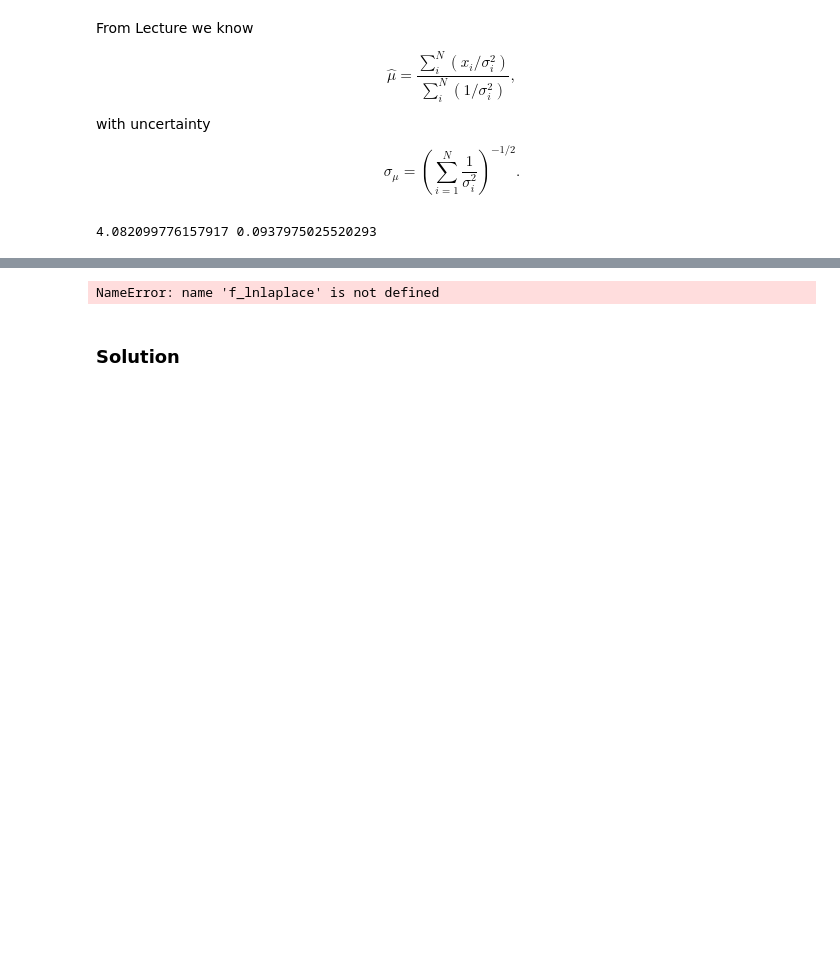
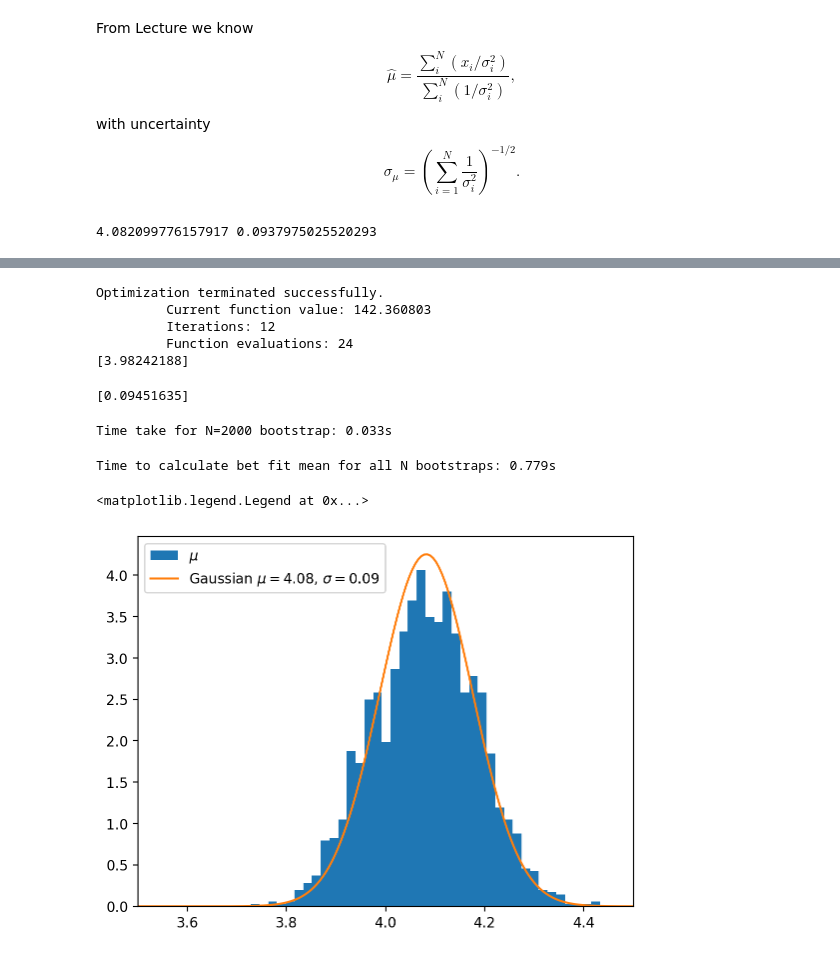
Before and after one commit to VanderbiltAstronomy/astr_8070_s25, a Jupyter notebook: coursework/student_folders/m_rizzosmith/homework/vu_astr8070_s25_hw3_mikerizzosmith.ipynb, the cells around one changed output, grey strips where cells are left out. Cells and saved outputs as stored; diff of their text form; code cells hidden in the pictures; blank space fills up the shorter version.

```diff
--- a/coursework/student_folders/m_rizzosmith/homework/vu_astr8070_s25_hw3_mikerizzosmith.ipynb
+++ b/coursework/student_folders/m_rizzosmith/homework/vu_astr8070_s25_hw3_mikerizzosmith.ipynb
@@ -138,8 +66,77 @@ Successfully installed numdifftools-0.9.41
+# %%
+def lnL(vals, uncert, mu):
+    lnL = np.sum(-1/2 * np.log(2*np.pi*uncert**2)) - np.sum((vals - mu)**2/(2*uncert**2))
+    return -1*lnL
+
+# lambda function for huber loss
+f_fit = lambda beta: lnL(vals, uncert, beta[0])
+
+#------------------------------------------------------------
+# compute the maximum likelihood using the huber loss
+beta0 = 4.0
+beta_fit = optimize.fmin(f_fit, beta0)
+print(beta_fit)
+# %% [output]
+Optimization terminated successfully.
+         Current function value: 142.360803
+         Iterations: 12
+         Function evaluations: 24
+[3.98242188]
 # %%
 import numdifftools as nd
-H = nd.Hessian(f_lnlaplace)([beta_laplace[0], beta_laplace[1]])
+
+H = nd.Hessian(f_fit)(beta_fit[0])
 sigma_laplace = np.linalg.inv(H)**0.5
+
+print(sigma_laplace[0])
 # %% [output]
-NameError: name 'f_lnlaplace' is not defined
+[0.09451635]
-# %% [markdown]
-### Solution
+# %%
+def bootstrap(data, N):
+    boot_samp = []
+
+    for i in range(0, N):
+        # MRS np.random.choice is a really cool function that I spent forever trying to reformat my data array to get to work for the resampling
+        # MRS then my good colleguge Mr. GPT told me that its ok to just use an integer because it will sample indices from np.arange(a) if handed integer a.
+        temp = data[np.random.choice(len(data), size=len(data), replace=True)]  # Sample entire rows
+        boot_samp.append(temp)
+
+    return np.array(boot_samp)
+
+t0 = time.time()
+# Run bootstrap
+bootstrap_samples = bootstrap(data, 2000)
+
+t1 = time.time()
+print(f'Time take for N=2000 bootstrap: {t1 - t0:.3f}s')
+# %% [output]
+Time take for N=2000 bootstrap: 0.033s
+# %%
+def calc_mu(vals, uncert):
+
+    f_fit = lambda beta: lnL(vals, uncert, beta[0])
+    beta0 = 4.0
+    beta_fit = optimize.fmin(f_fit, beta0, disp=False)
+
+    return beta_fit[0]
+
+t0 = time.time()
+mu_vals = []
+for i in range(0, len(bootstrap_samples)):
+    vals = bootstrap_samples[i][:,0]
+    uncert = bootstrap_samples[i][:,1]
+    mu_vals.append(calc_mu(vals, uncert))
+
+t1 = time.time()
+
+print(f"Time to calculate bet fit mean for all N bootstraps: {t1 - t0:.3f}s")
+xgrid = np.linspace(0, 6, 1000)
+distG = norm(mean, sig_mu)
+plt.hist(mu_vals, bins=40, density = True, label=r'$\mu$')
+plt.plot(xgrid, distG.pdf(xgrid), label=r'Gaussian $\mu=4.08$, $\sigma=0.09$')
+plt.xlim(3.5, 4.5)
+plt.legend()
+# %% [output]
+Time to calculate bet fit mean for all N bootstraps: 0.779s
+<matplotlib.legend.Legend at 0x...>
+[figure, added]
```
Also changed, not shown: parts of 7 cells of this notebook.
